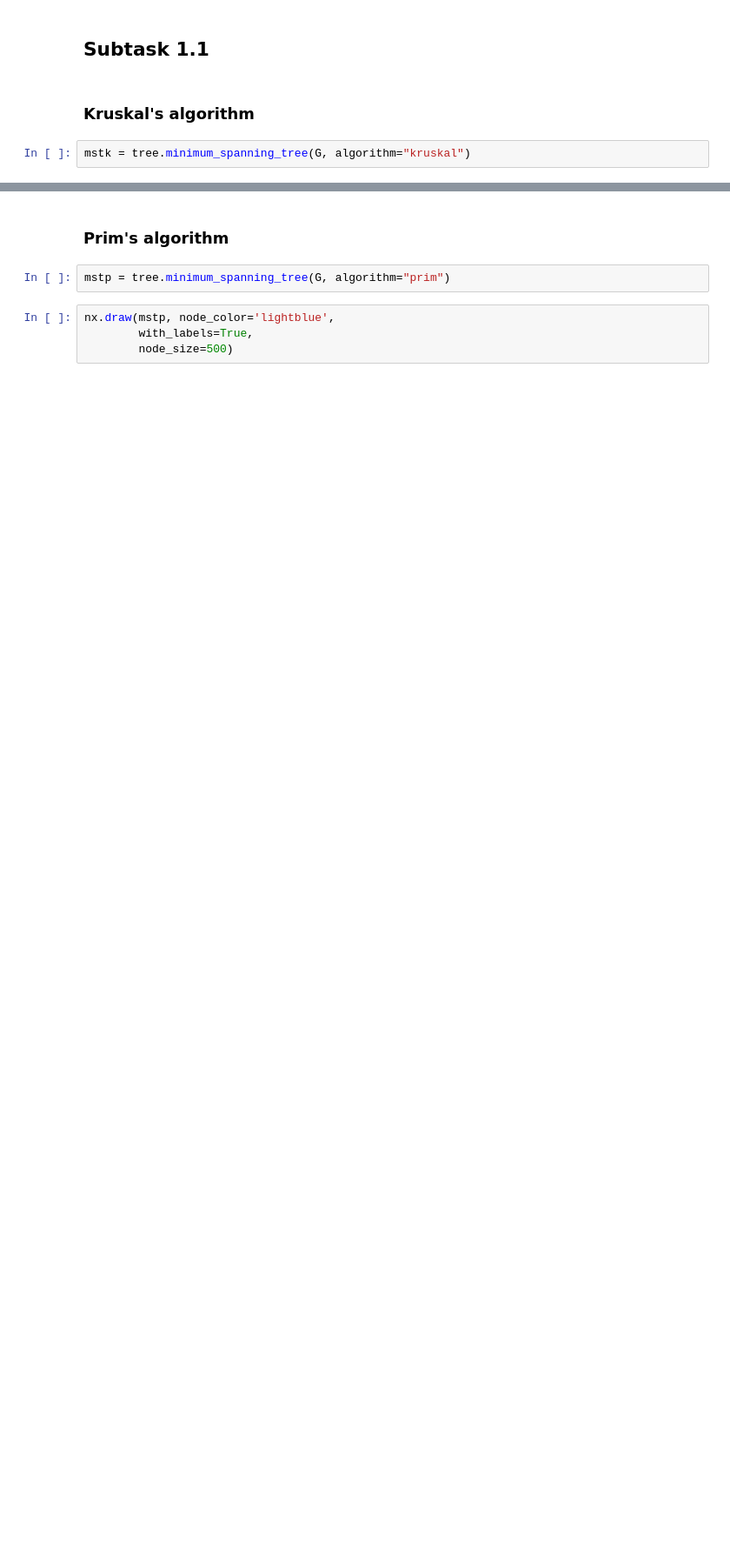
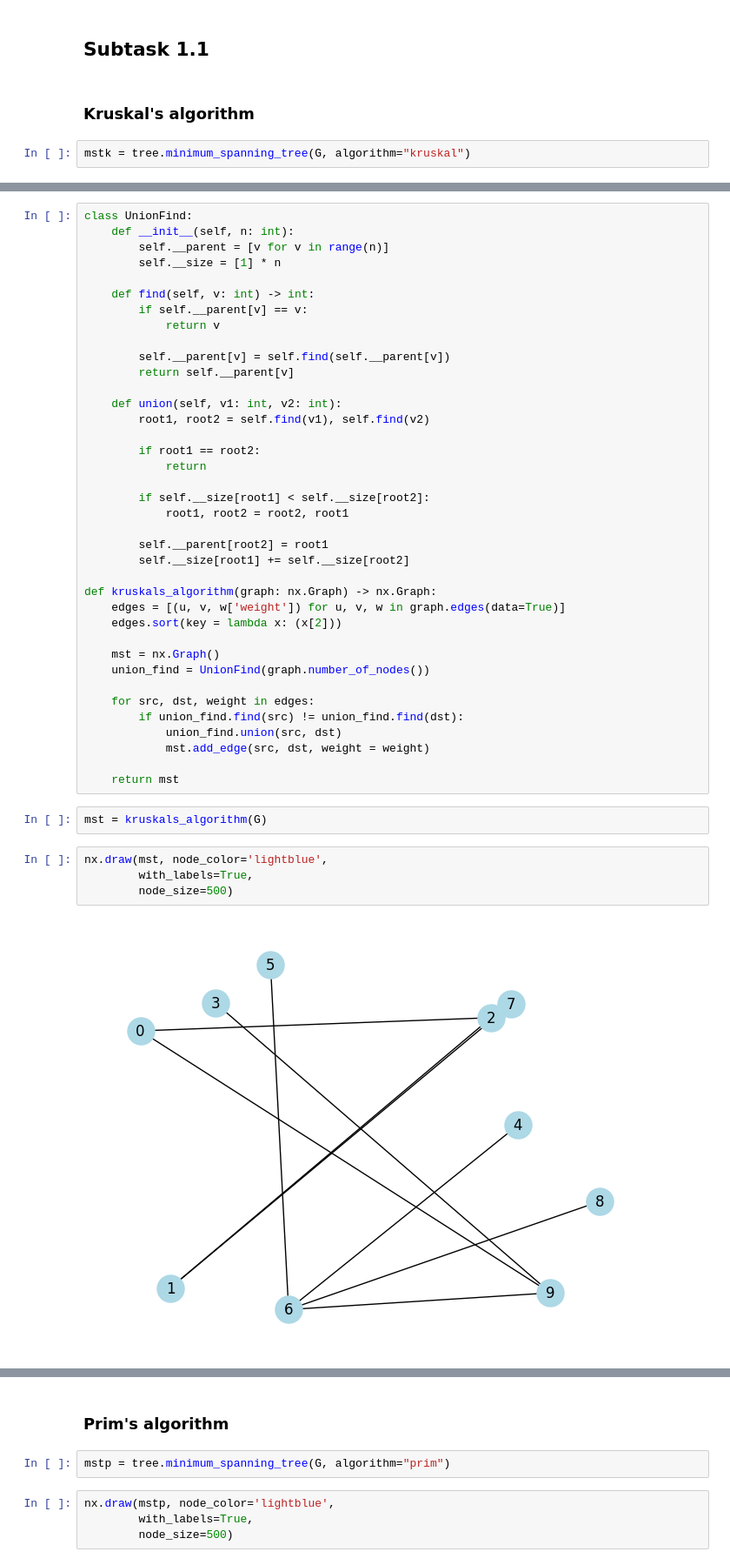
Before and after one commit to rasthpop/discrete-mathematics-tree-lab, a Jupyter notebook: Lab1_trees.ipynb, the cells around one changed output, grey strips where cells are left out. Shown: that part at 87% size. Saved outputs shown, nothing was run; the diff lists cells and outputs as text; blank space fills up the shorter version.

Commit message:
feat: Kruskal's algorithm & Bellman-Ford algorithm implementations

```diff
--- a/Lab1_trees.ipynb
+++ b/Lab1_trees.ipynb
@@ -103,0 +103,46 @@ mstk.edges(), len(mstk.edges())
+# %%
+class UnionFind:
+    def __init__(self, n: int):
+        self.__parent = [v for v in range(n)]
+        self.__size = [1] * n
+
+    def find(self, v: int) -> int:
+        if self.__parent[v] == v:
+            return v
+
+        self.__parent[v] = self.find(self.__parent[v])
+        return self.__parent[v]
+
+    def union(self, v1: int, v2: int):
+        root1, root2 = self.find(v1), self.find(v2)
+
+        if root1 == root2:
+            return
+
+        if self.__size[root1] < self.__size[root2]:
+            root1, root2 = root2, root1
+
+        self.__parent[root2] = root1
+        self.__size[root1] += self.__size[root2]
+
+def kruskals_algorithm(graph: nx.Graph) -> nx.Graph:
+    edges = [(u, v, w['weight']) for u, v, w in graph.edges(data=True)]
+    edges.sort(key = lambda x: (x[2]))
+
+    mst = nx.Graph()
+    union_find = UnionFind(graph.number_of_nodes())
+
+    for src, dst, weight in edges:
+        if union_find.find(src) != union_find.find(dst):
+            union_find.union(src, dst)
+            mst.add_edge(src, dst, weight = weight)
+
+    return mst
+# %%
+mst = kruskals_algorithm(G)
+# %%
+nx.draw(mst, node_color='lightblue',
+        with_labels=True,
+        node_size=500)
+# %% [output]
+[figure, added]
```
Also changed, not shown: parts of 10 cells of this notebook.
